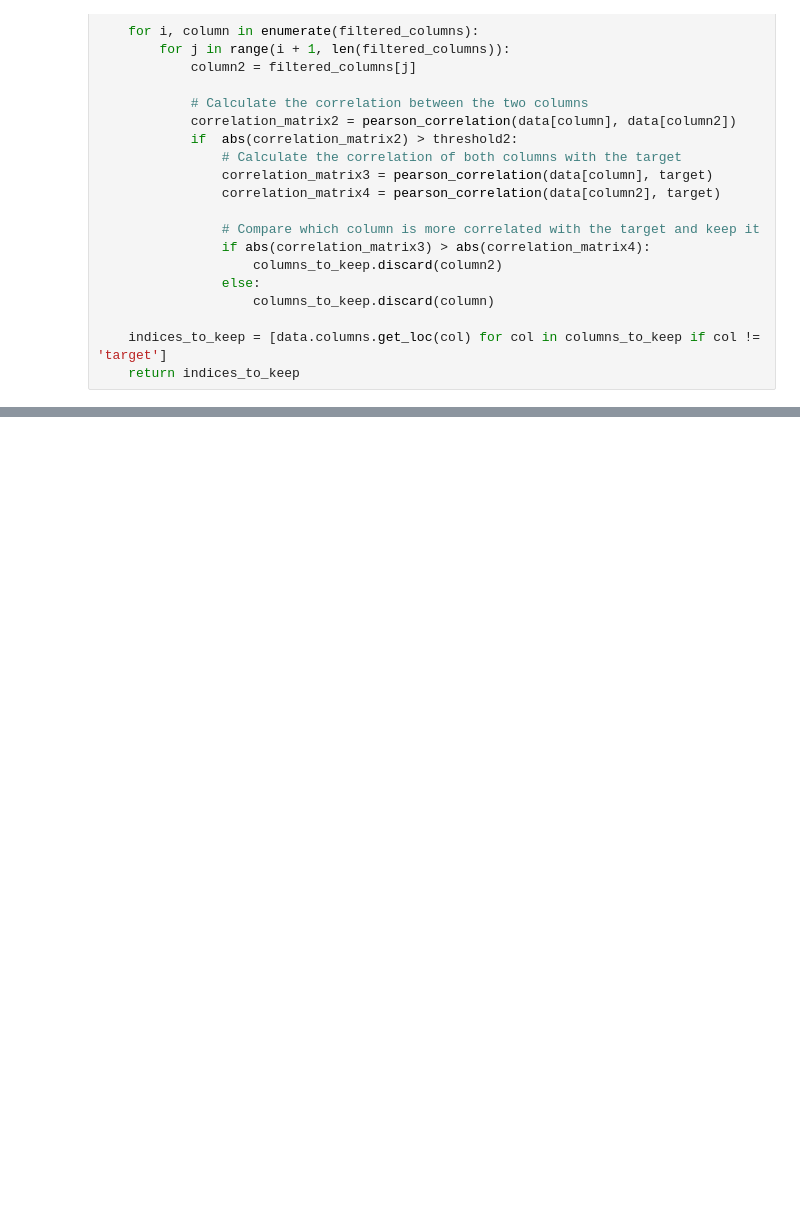
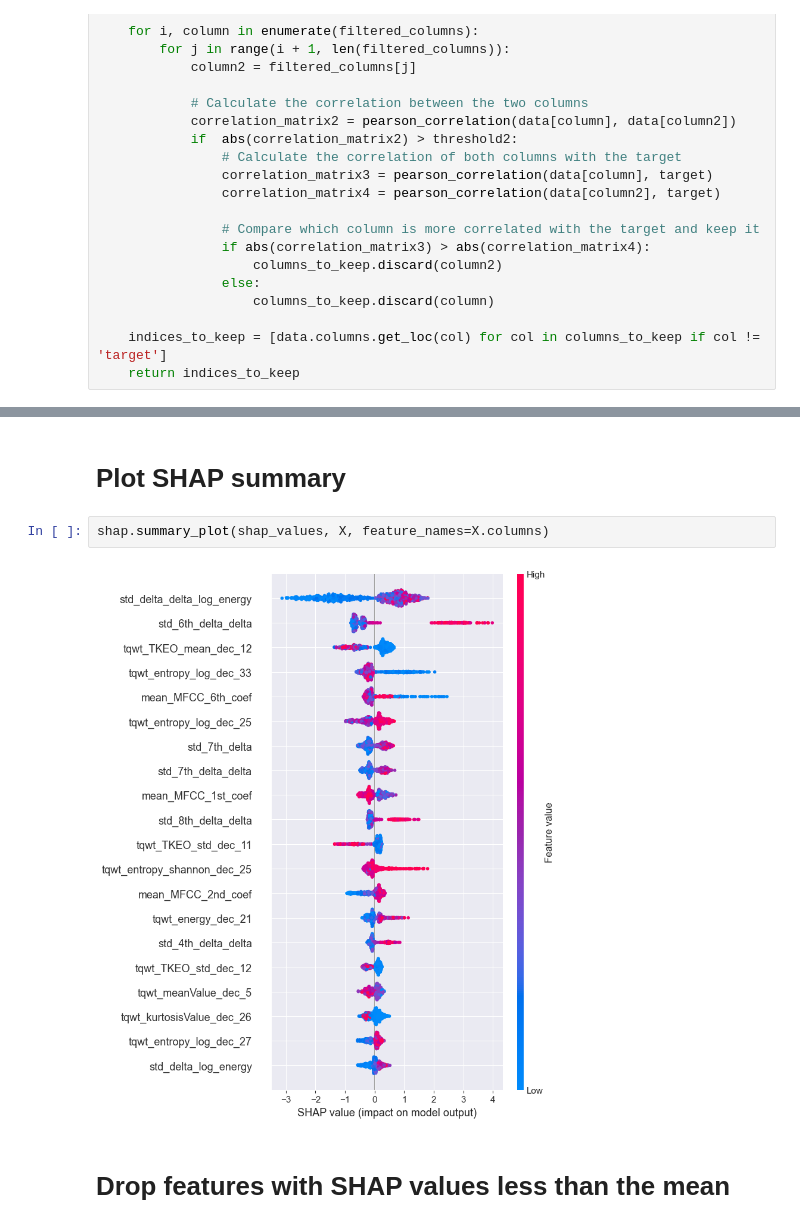
Before and after one commit to abdelaziz-belhachmi/Parkinson_Disease_Classification, a Jupyter notebook: notebooks/Preprocessing/feature_extraction.ipynb, the cells around one changed output, grey strips where cells are left out. Drawn from its saved outputs; the diff is of its cells as text; blank space fills up the shorter version.

```diff
--- a/notebooks/Preprocessing/feature_extraction.ipynb
+++ b/notebooks/Preprocessing/feature_extraction.ipynb
@@ -123,0 +196,8 @@ plt.show()
+# %% [markdown]
+# Plot SHAP summary
+# %%
+shap.summary_plot(shap_values, X, feature_names=X.columns)
+# %% [output]
+[figure, added]
+# %% [markdown]
+# Drop features with SHAP values less than the mean
```
Also changed, not shown: parts of 38 cells of this notebook, 16 other files.
